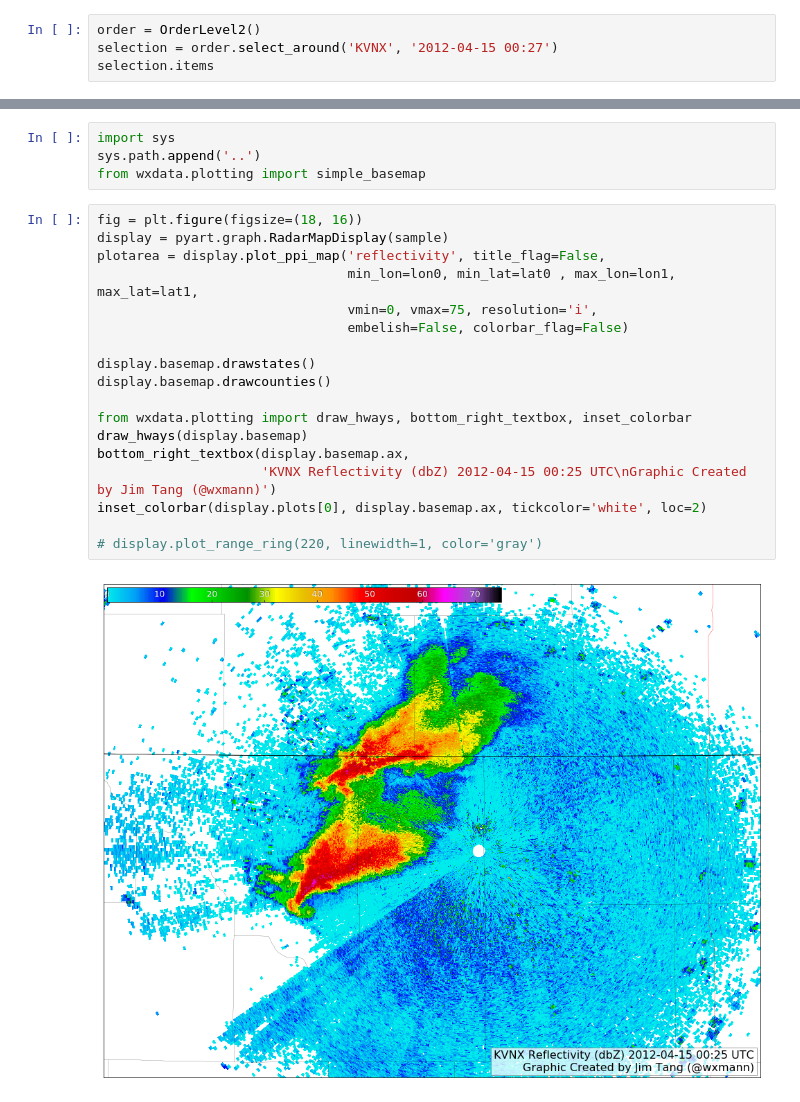
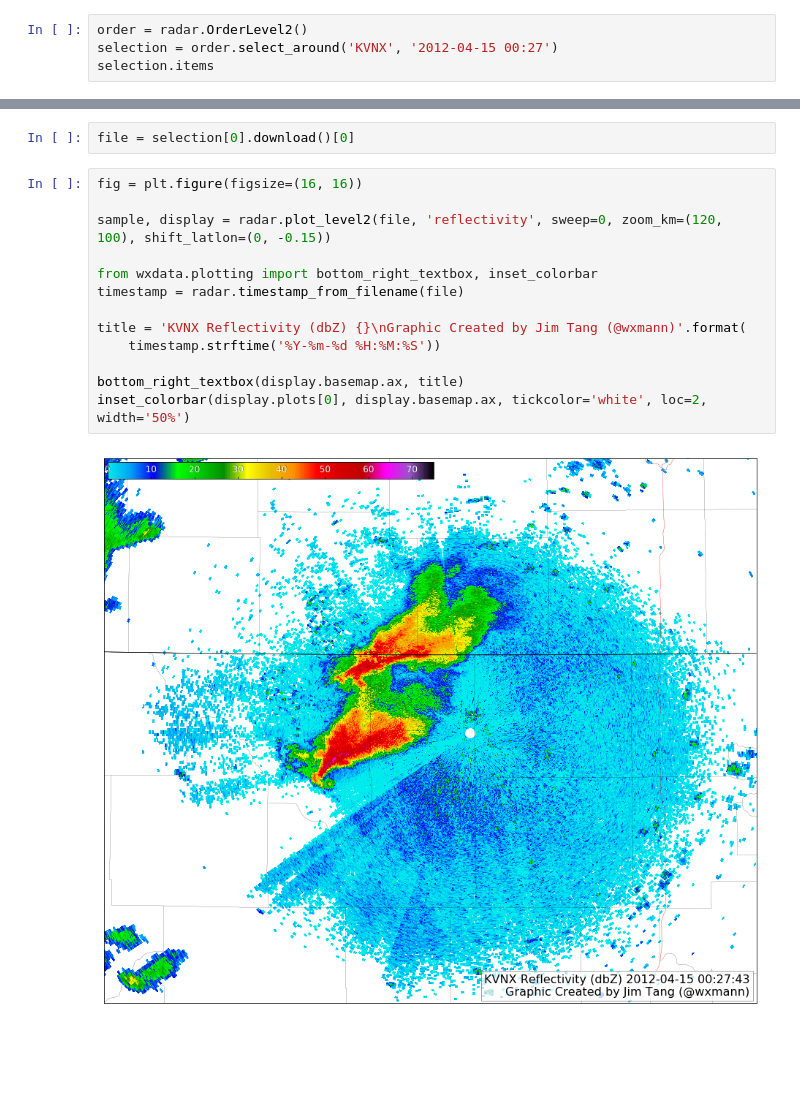
Before and after one commit to wxmann/tc-analysis, a Jupyter notebook: notebooks/Plot KVNX Radar from April 14, 2012.ipynb, the cells around one changed output, grey strips where cells are left out. Drawn from its saved outputs; the diff is of its cells as text; blank space fills up the shorter version.

Commit message:
Extract radar plotting functions

```diff
--- a/notebooks/Plot KVNX Radar from April 14, 2012.ipynb
+++ b/notebooks/Plot KVNX Radar from April 14, 2012.ipynb
@@ -107,5 +16,5 @@ class OrderSelection(object):
 # %%
-order = OrderLevel2()
+order = radar.OrderLevel2()
 selection = order.select_around('KVNX', '2012-04-15 00:27')
 selection.items
 # %% [output]
@@ -153,24 +22,17 @@ lon0, lon1, lat0, lat1 = bbox_from_loc((latctr + 0.05, lonctr - 0.15), 100, 75)
-# %%
-import sys
-sys.path.append('..')
-from wxdata.plotting import simple_basemap
-# %%
-fig = plt.figure(figsize=(18, 16))
-display = pyart.graph.RadarMapDisplay(sample)
-plotarea = display.plot_ppi_map('reflectivity', title_flag=False,
-                                min_lon=lon0, min_lat=lat0 , max_lon=lon1, max_lat=lat1,
-                                vmin=0, vmax=75, resolution='i',
-                                embelish=False, colorbar_flag=False)
-
-display.basemap.drawstates()
-display.basemap.drawcounties()
-
-from wxdata.plotting import draw_hways, bottom_right_textbox, inset_colorbar
-draw_hways(display.basemap)
-bottom_right_textbox(display.basemap.ax,
-                     'KVNX Reflectivity (dbZ) 2012-04-15 00:25 UTC\nGraphic Created by Jim Tang (@wxmann)')
-inset_colorbar(display.plots[0], display.basemap.ax, tickcolor='white', loc=2)
-
-# display.plot_range_ring(220, linewidth=1, color='gray')
-# %% [output]
-[figure, removed]
+# %%
+file = selection[0].download()[0]
+# %%
+fig = plt.figure(figsize=(16, 16))
+
+sample, display = radar.plot_level2(file, 'reflectivity', sweep=0, zoom_km=(120, 100), shift_latlon=(0, -0.15))
+
+from wxdata.plotting import bottom_right_textbox, inset_colorbar
+timestamp = radar.timestamp_from_filename(file)
+
+title = 'KVNX Reflectivity (dbZ) {}\nGraphic Created by Jim Tang (@wxmann)'.format(
+    timestamp.strftime('%Y-%m-%d %H:%M:%S'))
+
+bottom_right_textbox(display.basemap.ax, title)
+inset_colorbar(display.plots[0], display.basemap.ax, tickcolor='white', loc=2, width='50%')
+# %% [output]
+[figure, added]
```
Also changed, not shown: parts of 9 cells of this notebook, 3 other files.
